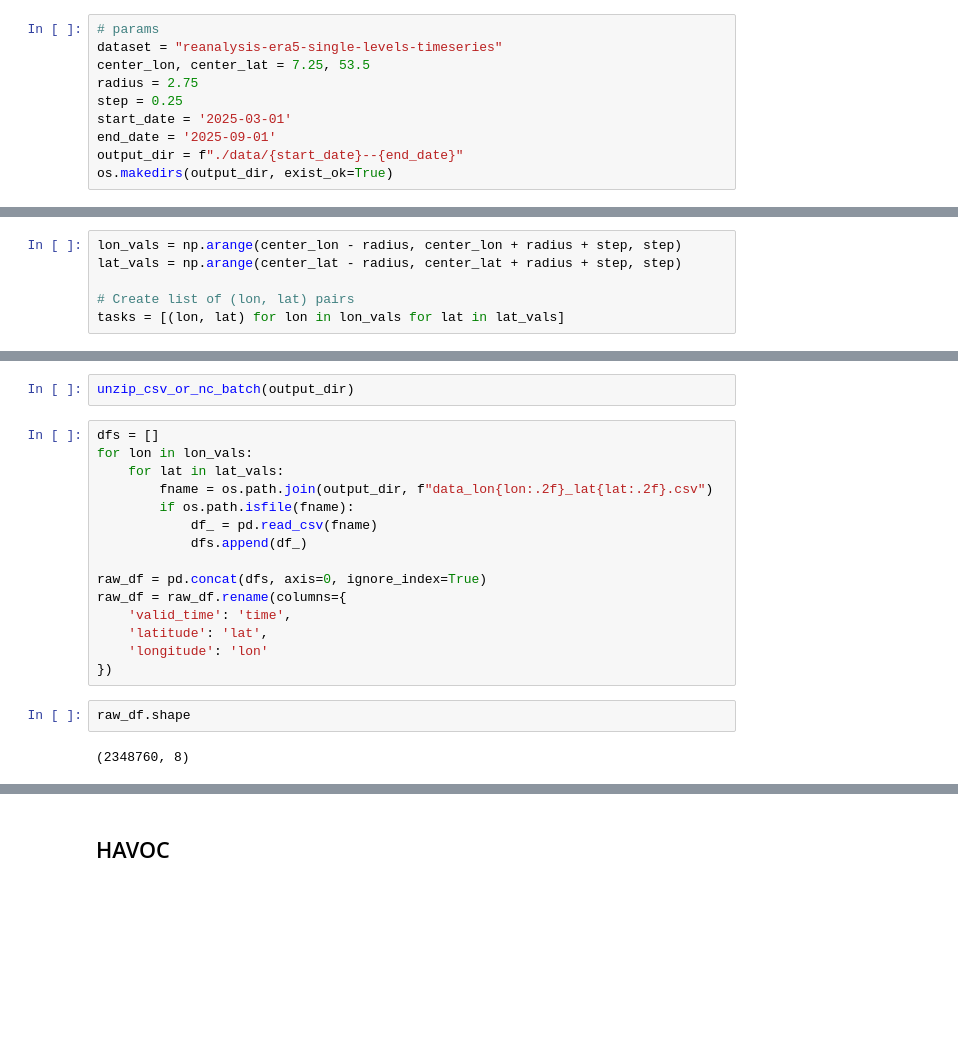
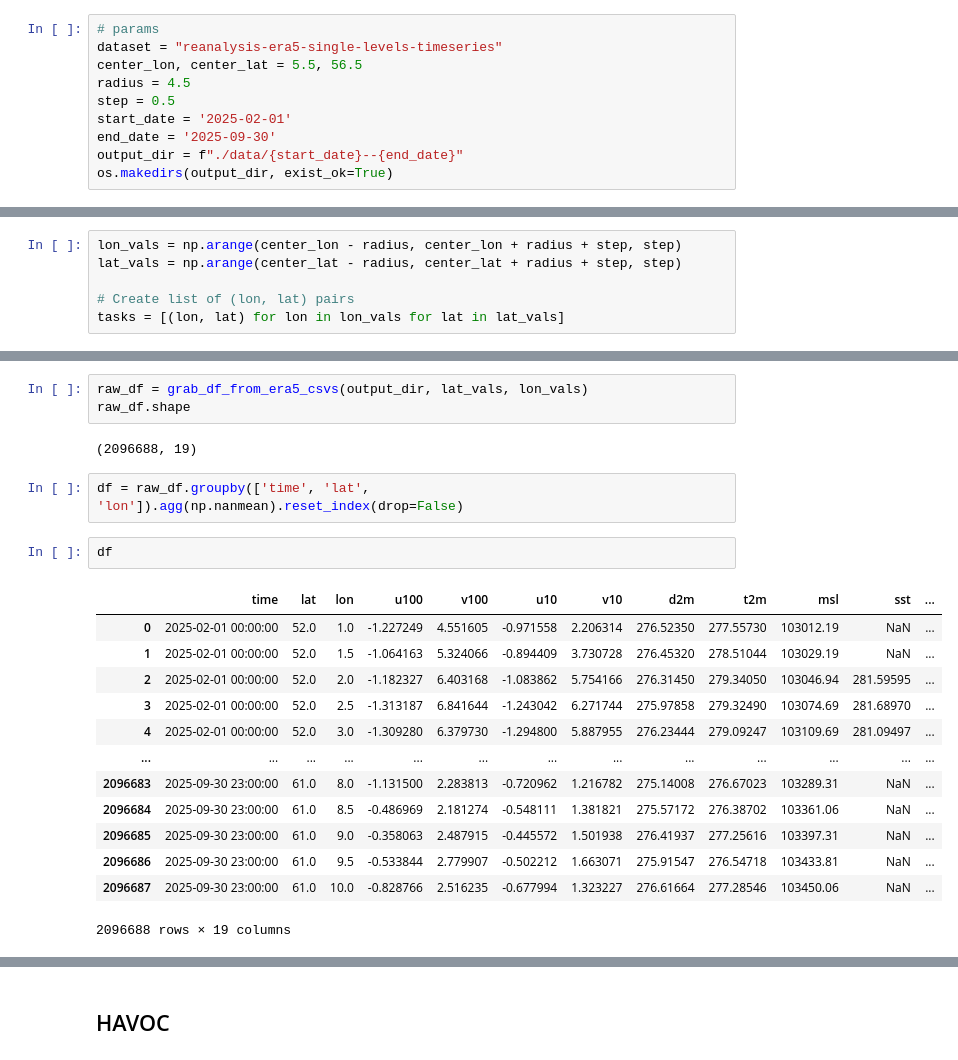
Before and after one commit to markusMM/deep_koopmann_simulation, a Jupyter notebook: notebooks/hamburg_harbor_data_retrieval.ipynb, the cells around one changed output, grey strips where cells are left out. Cells and saved outputs as stored; diff of their text form; blank space fills up the shorter version.

```diff
--- a/notebooks/hamburg_harbor_data_retrieval.ipynb
+++ b/notebooks/hamburg_harbor_data_retrieval.ipynb
@@ -77,11 +41,11 @@ Its API does only provide single point measurements, but we can play a little an
 # %%
 # params
 dataset = "reanalysis-era5-single-levels-timeseries"
-center_lon, center_lat = 7.25, 53.5
-radius = 2.75
-step = 0.25
-start_date = '2025-03-01'
-end_date = '2025-09-01'
+center_lon, center_lat = 5.5, 56.5
+radius = 4.5
+step = 0.5
+start_date = '2025-02-01'
+end_date = '2025-09-30'
 output_dir = f"./data/{start_date}--{end_date}"
 os.makedirs(output_dir, exist_ok=True)
 # %% [markdown]
@@ -168,22 +88,24 @@ ValueError: No objects to concatenate
-# %%
-unzip_csv_or_nc_batch(output_dir)
-# %%
-dfs = []
-for lon in lon_vals:
-    for lat in lat_vals:
-        fname = os.path.join(output_dir, f"data_lon{lon:.2f}_lat{lat:.2f}.csv")
-        if os.path.isfile(fname):
-            df_ = pd.read_csv(fname)
-            dfs.append(df_)
-
-raw_df = pd.concat(dfs, axis=0, ignore_index=True)
-raw_df = raw_df.rename(columns={
-    'valid_time': 'time',
-    'latitude': 'lat',
-    'longitude': 'lon'
-})
 # %%
+raw_df = grab_df_from_era5_csvs(output_dir, lat_vals, lon_vals)
 raw_df.shape
 # %% [output]
-(2348760, 8)
+(2096688, 19)
+# %%
+df = raw_df.groupby(['time', 'lat', 'lon']).agg(np.nanmean).reset_index(drop=False)
+# %%
+df
+# %% [output]
+|  | time | lat | lon | u100 | v100 | u10 | v10 | d2m | t2m | msl | sst | ... |
+| 0 | 2025-02-01 00:00:00 | 52.0 | 1.0 | -1.227249 | 4.551605 | -0.971558 | 2.206314 | 276.52350 | 277.55730 | 103012.19 | NaN | ... |
+| 1 | 2025-02-01 00:00:00 | 52.0 | 1.5 | -1.064163 | 5.324066 | -0.894409 | 3.730728 | 276.45320 | 278.51044 | 103029.19 | NaN | ... |
+| 2 | 2025-02-01 00:00:00 | 52.0 | 2.0 | -1.182327 | 6.403168 | -1.083862 | 5.754166 | 276.31450 | 279.34050 | 103046.94 | 281.59595 | ... |
+| 3 | 2025-02-01 00:00:00 | 52.0 | 2.5 | -1.313187 | 6.841644 | -1.243042 | 6.271744 | 275.97858 | 279.32490 | 103074.69 | 281.68970 | ... |
+| 4 | 2025-02-01 00:00:00 | 52.0 | 3.0 | -1.309280 | 6.379730 | -1.294800 | 5.887955 | 276.23444 | 279.09247 | 103109.69 | 281.09497 | ... |
+| ... | ... | ... | ... | ... | ... | ... | ... | ... | ... | ... | ... | ... |
+| 2096683 | 2025-09-30 23:00:00 | 61.0 | 8.0 | -1.131500 | 2.283813 | -0.720962 | 1.216782 | 275.14008 | 276.67023 | 103289.31 | NaN | ... |
+| 2096684 | 2025-09-30 23:00:00 | 61.0 | 8.5 | -0.486969 | 2.181274 | -0.548111 | 1.381821 | 275.57172 | 276.38702 | 103361.06 | NaN | ... |
+| 2096685 | 2025-09-30 23:00:00 | 61.0 | 9.0 | -0.358063 | 2.487915 | -0.445572 | 1.501938 | 276.41937 | 277.25616 | 103397.31 | NaN | ... |
+| 2096686 | 2025-09-30 23:00:00 | 61.0 | 9.5 | -0.533844 | 2.779907 | -0.502212 | 1.663071 | 275.91547 | 276.54718 | 103433.81 | NaN | ... |
+| 2096687 | 2025-09-30 23:00:00 | 61.0 | 10.0 | -0.828766 | 2.516235 | -0.677994 | 1.323227 | 276.61664 | 277.28546 | 103450.06 | NaN | ... |
+2096688 rows × 19 columns
 # %%
```
Also changed, not shown: parts of 17 cells of this notebook, 4 other files.
